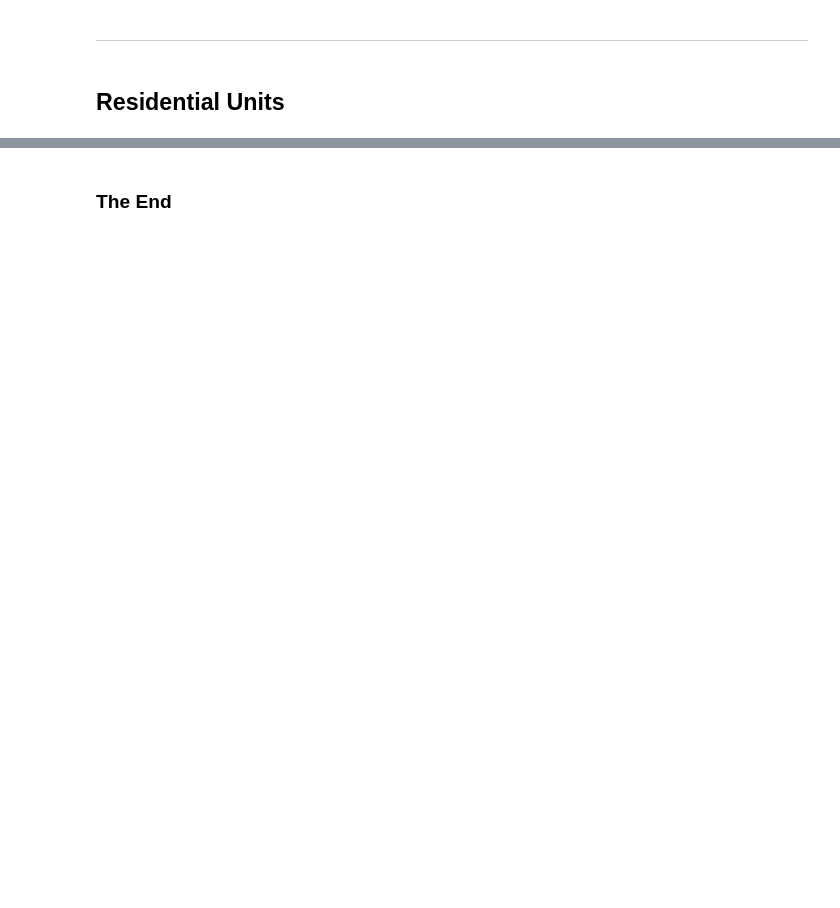
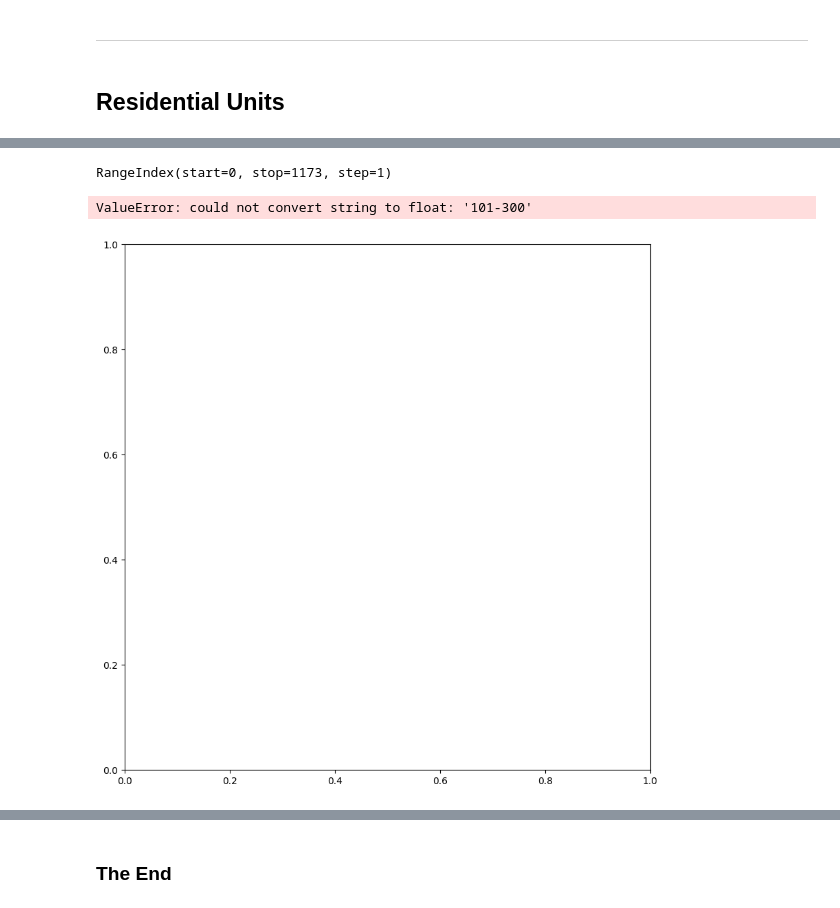
Before and after one commit to FaolanH/programming-for-data-analytics, a Jupyter notebook: pfda-project/project.ipynb, the cells around one changed output, grey strips where cells are left out. Cells and saved outputs as stored; diff of their text form; code cells hidden in the pictures; blank space fills up the shorter version.

Commit message:
Dividing the Residential groups into 5 categories to see the breakdown

```diff
--- a/pfda-project/project.ipynb
+++ b/pfda-project/project.ipynb
@@ -141,5 +230,42 @@ to_fifty_units = df.query('NumResidentialUnits == 2 and NumResidentialUnits > 2
-# %%
-df['ResUnitsGroup'] =
+# %%
+df['ResUnitsGroup'] = df['NumResidentialUnits']
+# %%
+# Source: https://www.geeksforgeeks.org/pandas/ways-to-filter-pandas-dataframe-by-column-values/
+# Source: https://tutorialreference.com/python/examples/faq/python-pandas-how-to-select-rows-between-two-values-in-dataframe
+# Source: https://stackoverflow.com/questions/18196203/how-to-conditionally-update-dataframe-column-in-pandas
+
+df.loc[df['NumResidentialUnits'].between(1, 11, inclusive="neither"), 'ResUnitsGroup'] = '2-10'
+df.loc[df['NumResidentialUnits'].between(10, 101, inclusive="neither"), 'ResUnitsGroup'] = '11-100'
+df.loc[df['NumResidentialUnits'].between(100, 301, inclusive="neither"), 'ResUnitsGroup'] = '101-300'
+# %%
+df['ResUnitsGroup'].index
+# %% [output]
+RangeIndex(start=0, stop=1173, step=1)
+# %%
+# Source - https://www.geeksforgeeks.org/data-science/plot-a-pie-chart-in-python-using-matplotlib/
+# Source -  https://matplotlib.org/stable/gallery/pie_and_polar_charts/pie_features.html
+
+fig = plt.figure (figsize = (10,10))
+
+# The below source was incredibly useful to help me to figure out plot label sizing
+# Source - https://stackoverflow.com/questions/7082345/how-to-set-the-labels-size-on-a-pie-chart
+
+# Source for label positioning - https://proclusacademy.com/blog/customize_matplotlib_piechart/
+# Source for edgecolour - https://colab.research.google.com/github/Vikasdonta1/Data-Visualization-using-Matplotlib-Course/blob/main/Matplotlib_Plot_a_Pie_Chart.ipynb#scrollTo=4pKiYTKx6bgP
+
+plt.pie(df['ResUnitsGroup'], labels = df['ResUnitsGroup'], labeldistance = 0.8, wedgeprops={'edgecolor': '#404040'}, textprops={'fontsize': 12, 'color' : '#404040', 'weight':'bold'}, autopct='%1.1f%%', pctdistance = 0.6, colors =['#a6d96a', '#fdae61','#d7191c', '#1a9641'])
+
+plt.title("Decision Status for Clare Planning Applications 2025")
+
+# Source - https://matplotlib.org/stable/api/legend_api.html
+legend = plt.legend(df['ResUnitsGroup'], labelcolor = "#404040", shadow = True, loc = "upper left", title = 'Legend', facecolor='#f4f1de', fontsize = 'medium', title_fontsize = 'large')
+# Source - https://matplotlib.org/stable/gallery/text_labels_and_annotations/legend_demo.html
+legend.get_title().set_color("#000000")
+
+plt.show()
+# %% [output]
+ValueError: could not convert string to float: '101-300'
+[figure, added]
 # %% [markdown]
 ![Res_units.png](attachment:Res_units.png)
 # %% [markdown]
```
Also changed, not shown: parts of 11 cells of this notebook.
